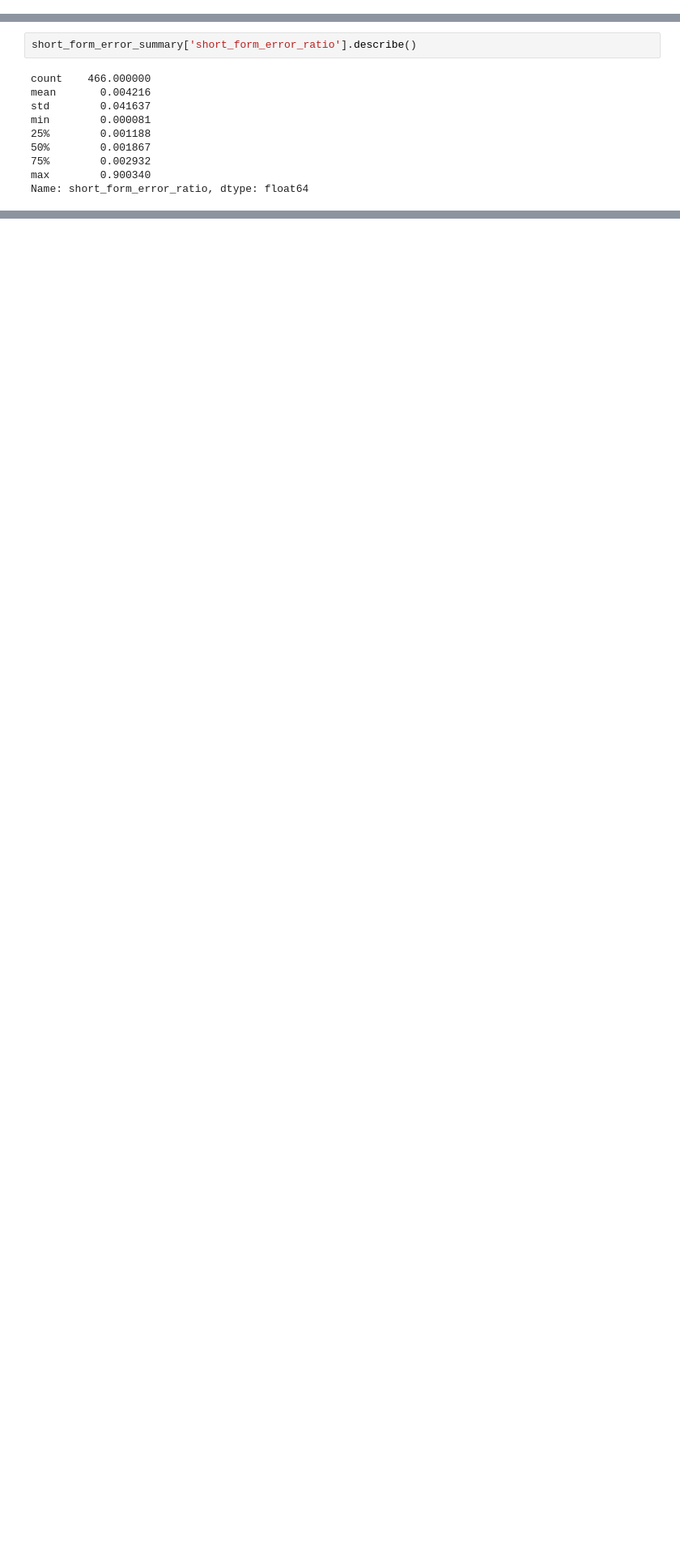
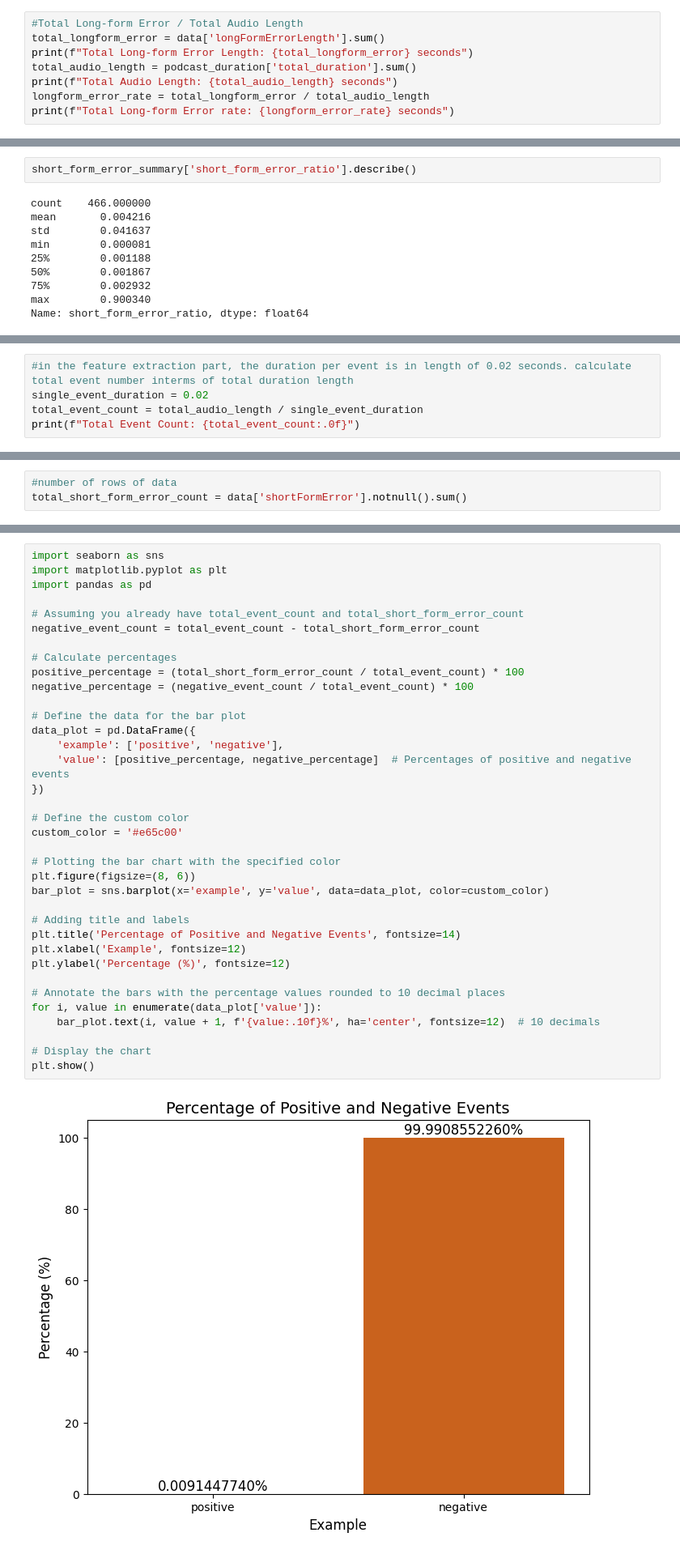
Before and after one commit to pp-never-cares/speech_error_classification, a Jupyter notebook: EDA/EDA_for_error.ipynb, the cells around one changed output, grey strips where cells are left out. Shown: that part at 81% size. Saved outputs shown, nothing was run; the diff lists cells and outputs as text; blank space fills up the shorter version.

```diff
--- a/EDA/EDA_for_error.ipynb
+++ b/EDA/EDA_for_error.ipynb
@@ -425,0 +506,8 @@ Name: audio_duration, dtype: float64
+# %%
+#Total Long-form Error / Total Audio Length
+total_longform_error = data['longFormErrorLength'].sum()
+print(f"Total Long-form Error Length: {total_longform_error} seconds")
+total_audio_length = podcast_duration['total_duration'].sum()
+print(f"Total Audio Length: {total_audio_length} seconds")
+longform_error_rate = total_longform_error / total_audio_length
+print(f"Total Long-form Error rate: {longform_error_rate} seconds")
@@ -541,0 +657,5 @@ Name: short_form_error_ratio, dtype: float64
+# %%
+#in the feature extraction part, the duration per event is in length of 0.02 seconds. calculate total event number interms of total duration length
+single_event_duration = 0.02
+total_event_count = total_audio_length / single_event_duration
+print(f"Total Event Count: {total_event_count:.0f}")
@@ -541,0 +664,3 @@ Name: short_form_error_ratio, dtype: float64
+# %%
+#number of rows of data
+total_short_form_error_count = data['shortFormError'].notnull().sum()
@@ -541,0 +674,38 @@ Name: short_form_error_ratio, dtype: float64
+# %%
+import seaborn as sns
+import matplotlib.pyplot as plt
+import pandas as pd
+
+# Assuming you already have total_event_count and total_short_form_error_count
+negative_event_count = total_event_count - total_short_form_error_count
+
+# Calculate percentages
+positive_percentage = (total_short_form_error_count / total_event_count) * 100
+negative_percentage = (negative_event_count / total_event_count) * 100
+
+# Define the data for the bar plot
+data_plot = pd.DataFrame({
+    'example': ['positive', 'negative'],
+    'value': [positive_percentage, negative_percentage]  # Percentages of positive and negative events
+})
+
+# Define the custom color
+custom_color = '#e65c00'
+
+# Plotting the bar chart with the specified color
+plt.figure(figsize=(8, 6))
+bar_plot = sns.barplot(x='example', y='value', data=data_plot, color=custom_color)
+
+# Adding title and labels
+plt.title('Percentage of Positive and Negative Events', fontsize=14)
+plt.xlabel('Example', fontsize=12)
+plt.ylabel('Percentage (%)', fontsize=12)
+
+# Annotate the bars with the percentage values rounded to 10 decimal places
+for i, value in enumerate(data_plot['value']):
+    bar_plot.text(i, value + 1, f'{value:.10f}%', ha='center', fontsize=12)  # 10 decimals
+
+# Display the chart
+plt.show()
+# %% [output]
+[figure, added]
```
Also changed, not shown: parts of 21 cells of this notebook.
